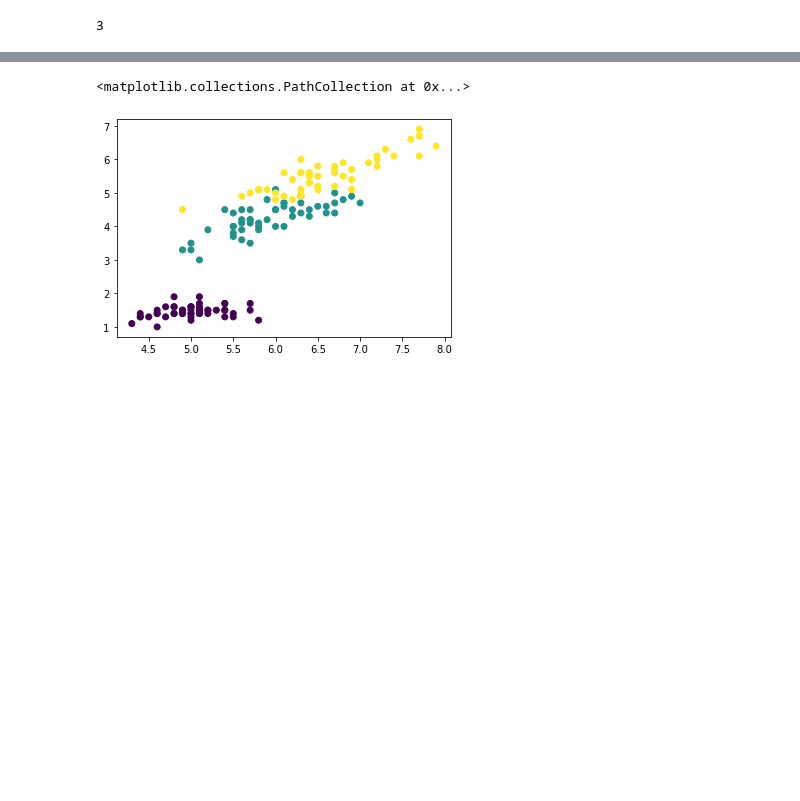
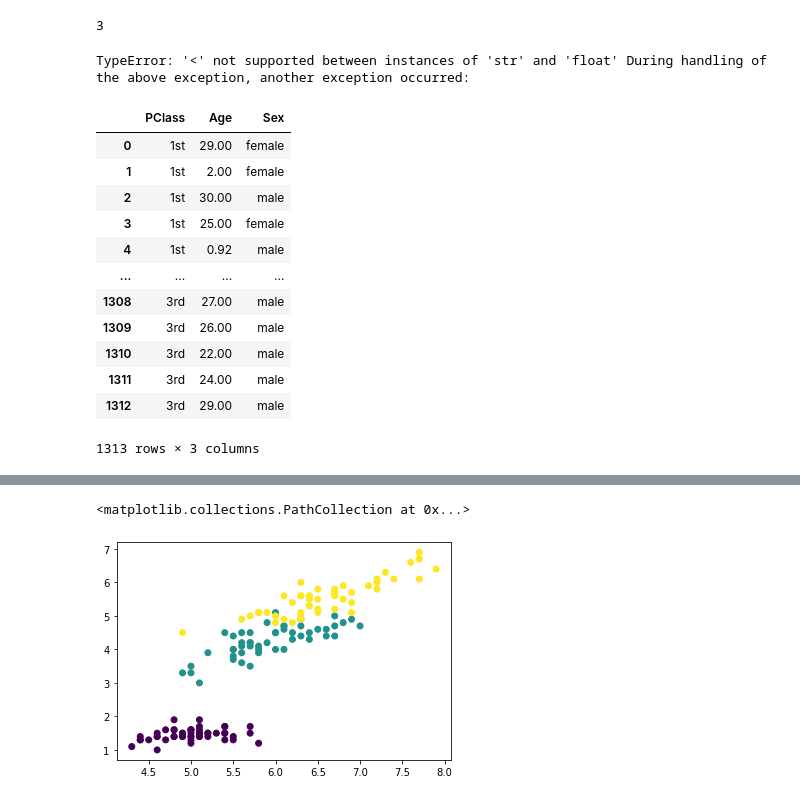
Before and after one commit to paultro708/DataReduction, a Jupyter notebook: fixed_clustering.ipynb, the cells around one changed output, grey strips where cells are left out. Cells and saved outputs as stored; diff of their text form; code cells hidden in the pictures; blank space fills up the shorter version.

Commit message:
try load data from file

```diff
--- a/fixed_clustering.ipynb
+++ b/fixed_clustering.ipynb
@@ -36,0 +33,65 @@ print(number_of_classes)
+# %%
+#testing loading data and encode columns with cathegorial values
+pdd = pd.read_csv("D:\Studia\inz\glass\Titanic.csv", sep = ",") #winequality-red.csv", sep = ";")
+#("D:\Studia\inz\datasets\iris\iris_data.csv")
+from sklearn import preprocessing as prp
+
+#column with labels, index or column name
+label_col = 'Survived'#"quality"#4
+
+pdd = pdd.drop(columns = 'Name')
+# encoder = prp.LabelEncoder()
+# n_features = pdd.shape[1]
+
+# for i in range(n_features):
+#     print(pdd.dtypes[i])
+#     if(pdd.dtypes[i] == 'object'):
+#         print('obj')
+#         encoder.fit(pdd.iloc[:, [i]])
+#         print(encoder.classes_)
+
+#         #pdd.replace(pdd.iloc[:, [i]], encoder.transform(encoder.classes_) )
+#         # apply le on categorical feature columns
+#         #pdd[i] = pdd[i].apply(lambda col: encoder.fit_transform(pdd.iloc[:, [i]]))
+
+# categorical type filter
+categorical_features = pdd.dtypes==object
+# filter categorical column
+categorical_cols = pdd.columns[categorical_features].tolist()
+encoder = prp.LabelEncoder()
+# apply encoder on categorical feature columns
+try:
+    pdd[categorical_cols] = pdd[categorical_cols].apply(lambda col: encoder.fit_transform(col))
+except ValueError:
+    print("Nothing to encode")
+except TypeError:
+    print("TypeError: '<' not supported between instances of 'str' and 'float' During handling of the above exception, another exception occurred:")
+########################
+if type(label_col)==str: #column name
+    #create data frame with class labels
+    pdd_label = pdd[label_col]
+    #drop column with label
+    pdd_data = pdd.drop(columns=label_col)
+else: #column index
+    #create data frame with class labels
+    pdd_label = pdd.iloc[:, [label_col]]
+    #drop column with label
+    pdd_data = pdd.drop(pdd.columns[label_col], axis = 1)
+# %% [output]
+TypeError: '<' not supported between instances of 'str' and 'float' During handling of the above exception, another exception occurred:
+# %%
+pdd_data
+# %% [output]
+|  | PClass | Age | Sex |
+| 0 | 1st | 29.00 | female |
+| 1 | 1st | 2.00 | female |
+| 2 | 1st | 30.00 | male |
+| 3 | 1st | 25.00 | female |
+| 4 | 1st | 0.92 | male |
+| ... | ... | ... | ... |
+| 1308 | 3rd | 27.00 | male |
+| 1309 | 3rd | 26.00 | male |
+| 1310 | 3rd | 22.00 | male |
+| 1311 | 3rd | 24.00 | male |
+| 1312 | 3rd | 29.00 | male |
+1313 rows × 3 columns
```
Also changed, not shown: parts of 15 cells of this notebook.
